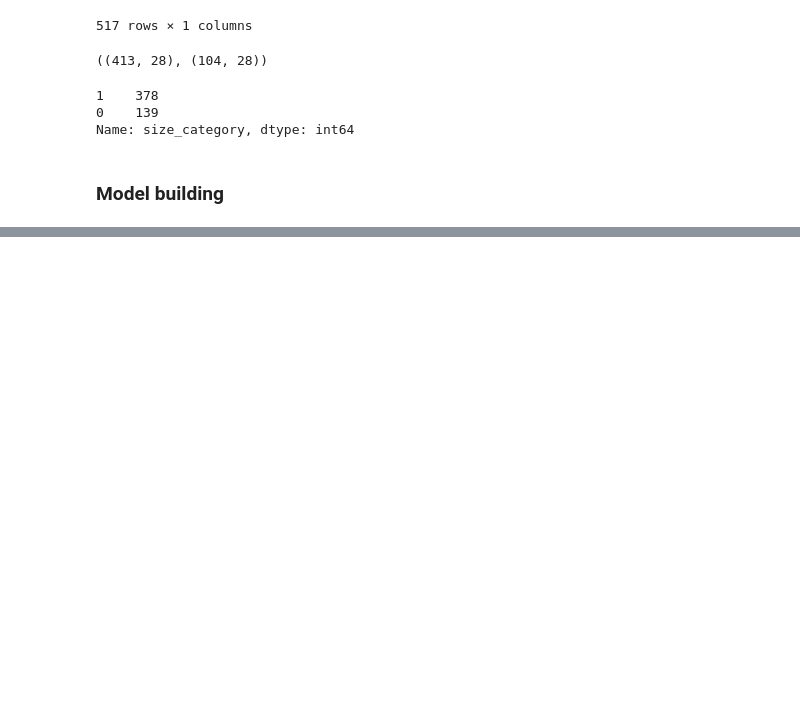
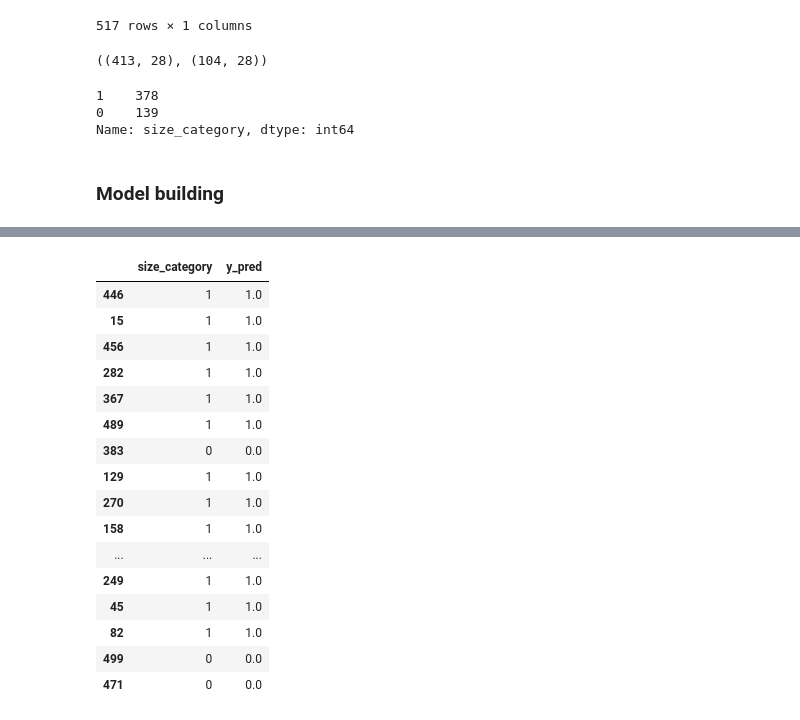
Before and after one commit to Suhailpk/Assignments, a Jupyter notebook: neural network/fores_fire_prediction.ipynb, the cells around one changed output, grey strips where cells are left out. Saved outputs shown, nothing was run; the diff lists cells and outputs as text; code cells hidden in the pictures; blank space fills up the shorter version.

```diff
--- a/neural network/fores_fire_prediction.ipynb
+++ b/neural network/fores_fire_prediction.ipynb
@@ -168,7 +170,7 @@ Trainable params: 2,491
 Non-trainable params: 0
 _________________________________________________________________
 # %%
-model.compile(optimizer='Adam',loss ='binary_crossentropy' ,metrics = 'accuracy')
+model.compile(optimizer='Adam',loss ='binary_crossentropy' ,metrics = ['accuracy'])
 # %%
-model.fit(X_train,y_train,epochs=100,batch_size=53)
+model.fit(X_train,y_train,epochs=82)
 # %% [output]
@@ -218,0 +202,25 @@ array([[1.        ],
+# %%
+prediction = np.round(prediction)
+# %%
+output = y_test.copy()
+output['y_pred'] = prediction
+# %%
+output.head(40)
+# %% [output]
+|  | size_category | y_pred |
+| 446 | 1 | 1.0 |
+| 15 | 1 | 1.0 |
+| 456 | 1 | 1.0 |
+| 282 | 1 | 1.0 |
+| 367 | 1 | 1.0 |
+| 489 | 1 | 1.0 |
+| 383 | 0 | 0.0 |
+| 129 | 1 | 1.0 |
+| 270 | 1 | 1.0 |
+| 158 | 1 | 1.0 |
+| ... | ... | ... |
+| 249 | 1 | 1.0 |
+| 45 | 1 | 1.0 |
+| 82 | 1 | 1.0 |
+| 499 | 0 | 0.0 |
+| 471 | 0 | 0.0 |
```
Also changed, not shown: parts of 7 cells of this notebook, 1 other file.
